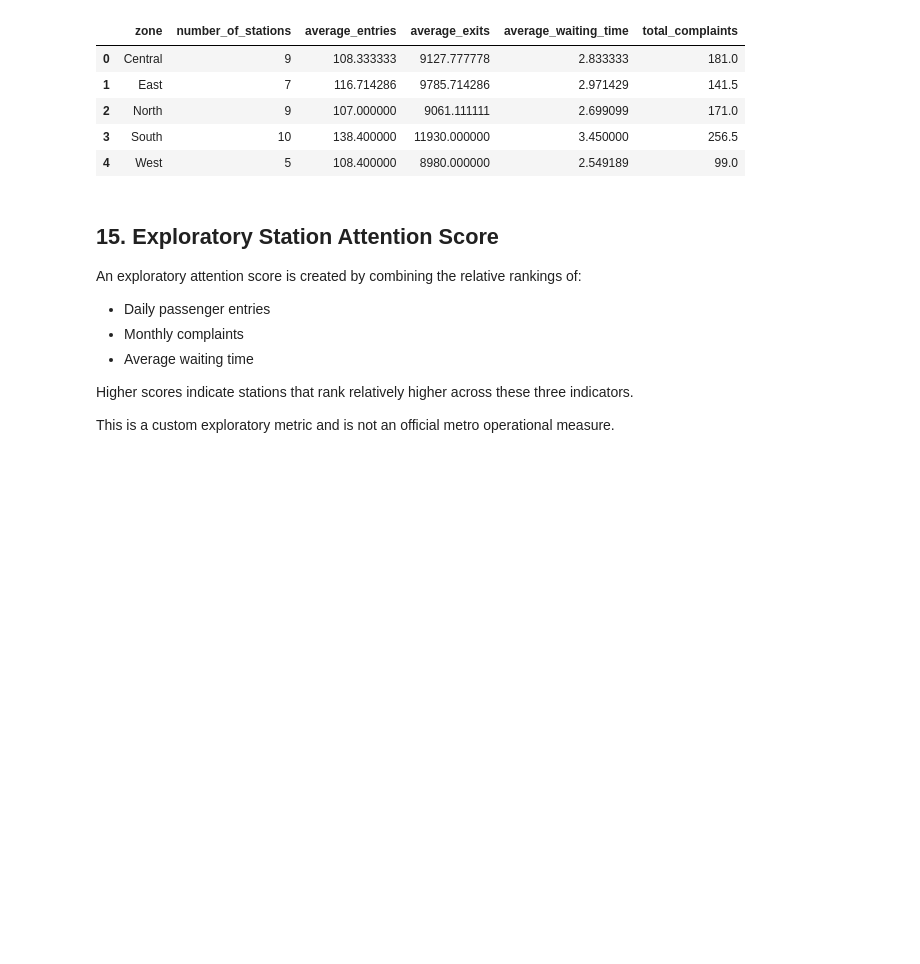
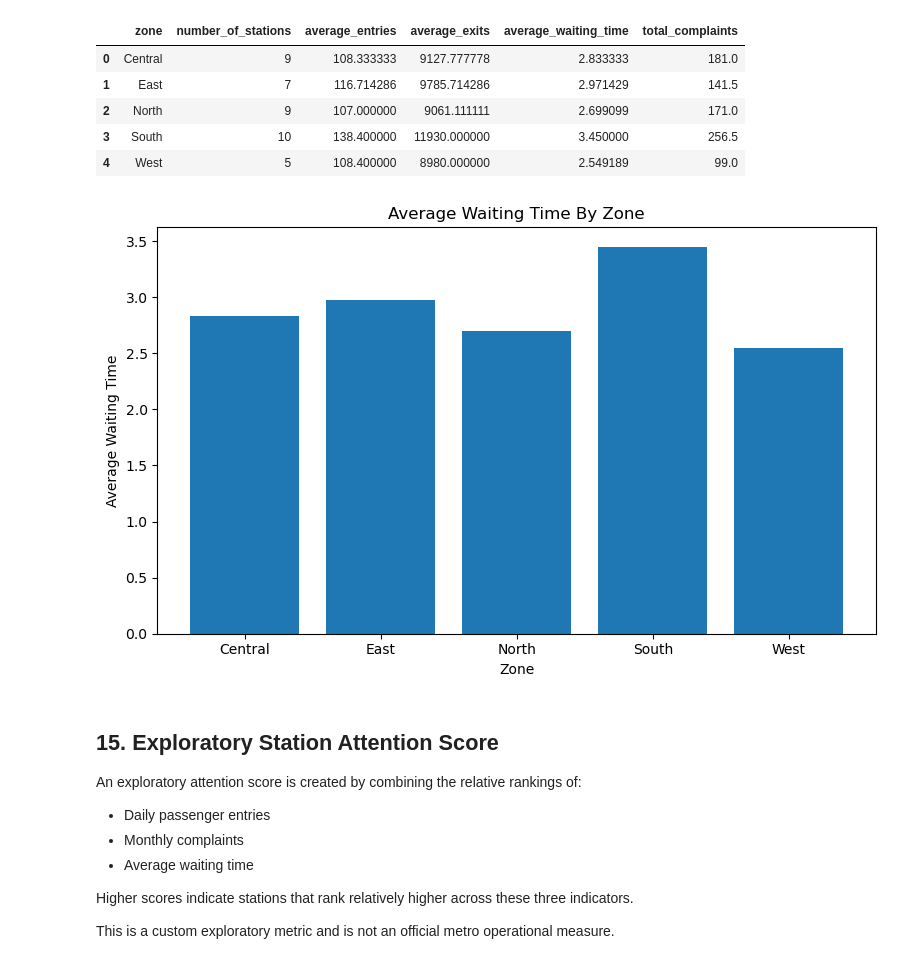
Before and after one commit to ksvishnu8a-dotcom/chennai-metro-station-analysis, a Jupyter notebook: notebooks/metro_station_analysis.ipynb, the cells around one changed output. Saved outputs shown, nothing was run; the diff lists cells and outputs as text; code cells hidden in the pictures; blank space fills up the shorter version.

```diff
--- a/notebooks/metro_station_analysis.ipynb
+++ b/notebooks/metro_station_analysis.ipynb
@@ -589,6 +619,19 @@ zone_summary
 | 2 | North | 9 | 107.000000 | 9061.111111 | 2.699099 | 171.0 |
 | 3 | South | 10 | 138.400000 | 11930.000000 | 3.450000 | 256.5 |
 | 4 | West | 5 | 108.400000 | 8980.000000 | 2.549189 | 99.0 |
+# %%
+plt.figure(figsize=(8,5))
+plt.bar(
+    zone_summary['zone'],
+    zone_summary['average_waiting_time']
+)
+plt.xlabel('Zone')
+plt.ylabel('Average Waiting Time')
+plt.title("Average Waiting Time By Zone")
+plt.tight_layout()
+plt.show()
+# %% [output]
+[figure, added]
 # %% [markdown]
 ## 15. Exploratory Station Attention Score
 
```
Also changed, not shown: parts of 4 cells of this notebook.
